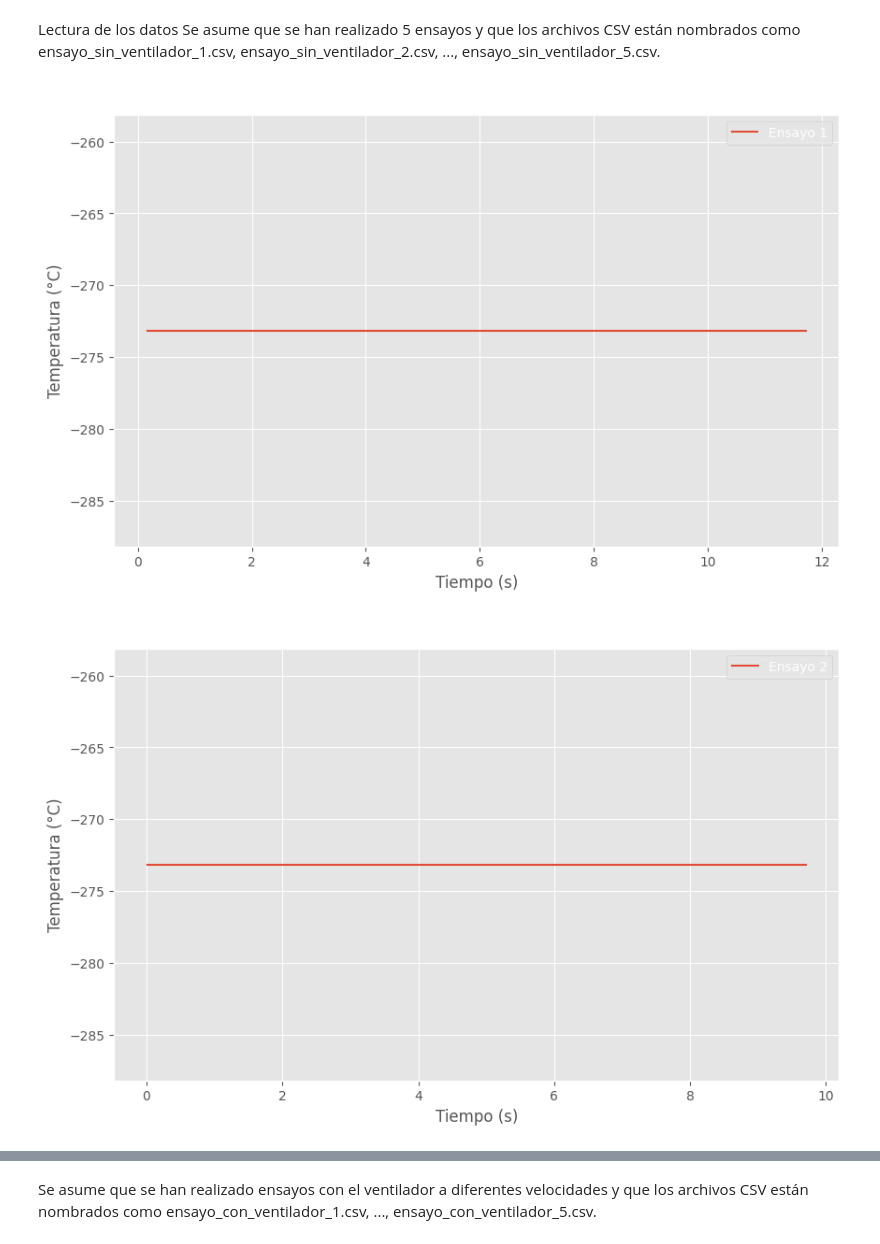
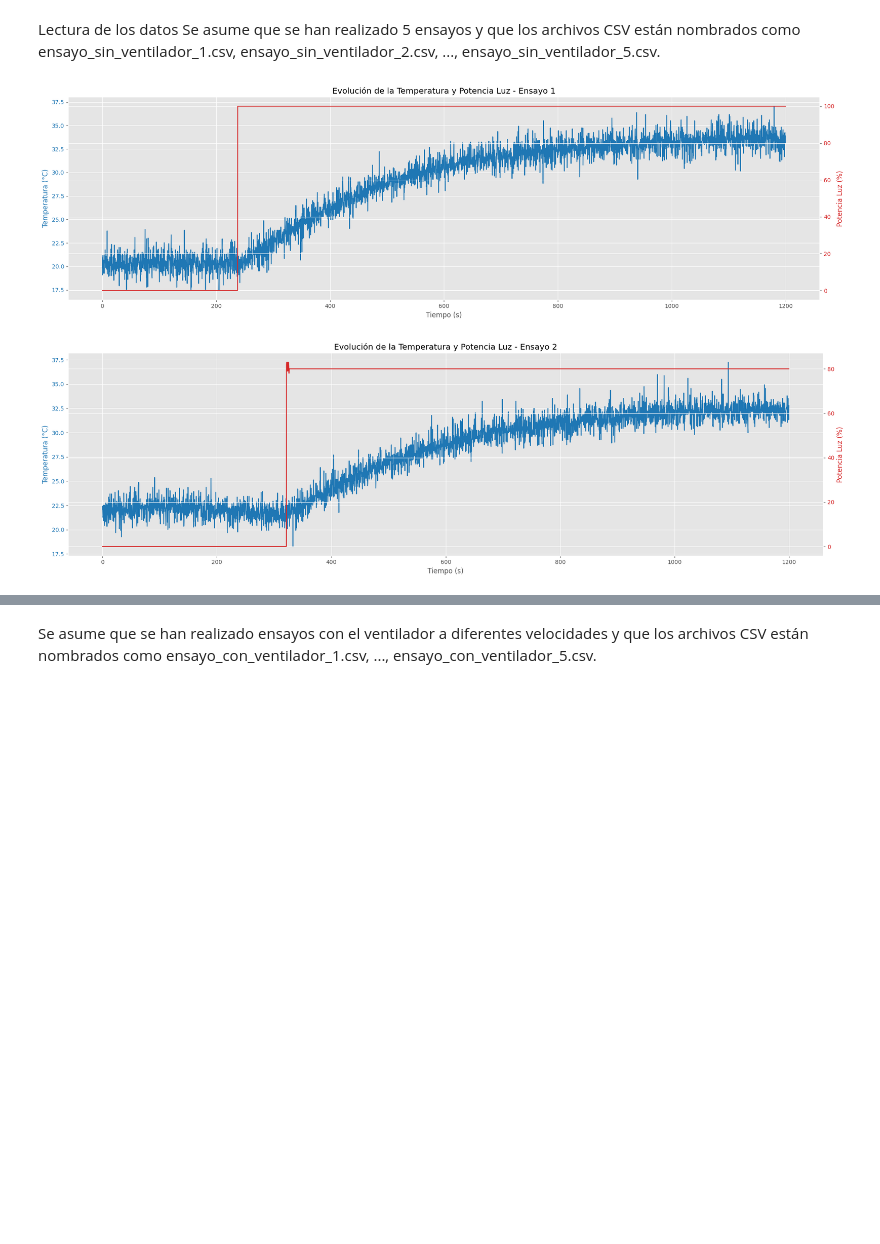
Before and after one commit to MaximilianoAntonio/incubator-prototype, a Jupyter notebook: Incbadora ino/vizualizador csv.ipynb, the cells around one changed output, grey strips where cells are left out. Cells and saved outputs as stored; diff of their text form; code cells hidden in the pictures; blank space fills up the shorter version.

```diff
--- a/Incbadora ino/vizualizador csv.ipynb
+++ b/Incbadora ino/vizualizador csv.ipynb
@@ -15,20 +15,35 @@ ensayos_sin_ventilador = []
 for i in range(1, 6):
     archivo = f'CSV registros/ensayo_sin_ventilador_{i}.csv'
     df = pd.read_csv(archivo, encoding='latin1')  # Specify the encoding
+    #que los datos no superen los 1200 segundos
+    df = df[df['Tiempo'] < 1200]
     ensayos_sin_ventilador.append(df)
 # %%
 # Configurar el estilo de las gráficas
 plt.style.use('ggplot')
 
 # Graficar los ensayos
 for i, df in enumerate(ensayos_sin_ventilador):
-    plt.figure(figsize=(10, 6))
-    plt.plot(df['Tiempo'], df['Temperatura (°C)'], label=f'Ensayo {i+1}')
-    plt.title(f'Evolución de la Temperatura - Ensayo {i+1}')
-    plt.xlabel('Tiempo (s)')
-    plt.ylabel('Temperatura (°C)')
-    plt.legend()
+    fig, ax1 = plt.subplots(figsize=(20, 6))
+
+    # Eje para la temperatura
+    ax1.plot(df['Tiempo'], df['Temperatura (°C)'], label=f'Temperatura Ensayo {i+1}', color='tab:blue')
+    ax1.set_xlabel('Tiempo (s)')
+    ax1.set_ylabel('Temperatura (°C)', color='tab:blue')
+    ax1.tick_params(axis='y', labelcolor='tab:blue')
+
+    # Crear un segundo eje para la potencia de la luz
+    ax2 = ax1.twinx()
+    ax2.plot(df['Tiempo'], df['Potencia Luz (%)'], label='Potencia Luz (%)', color='tab:red')
+    ax2.set_ylabel('Potencia Luz (%)', color='tab:red')
+    ax2.tick_params(axis='y', labelcolor='tab:red')
+
+    # Título del gráfico
+    plt.title(f'Evolución de la Temperatura y Potencia Luz - Ensayo {i+1}')
+
+    # Mostrar leyenda para ambos ejes
+    fig.tight_layout()
     plt.show()
 # %% [output]
-[figure, old version]
+[figure, new version]
-[figure, old version]
+[figure, new version]
```
Also changed, not shown: parts of 6 cells of this notebook, 7 other files.
